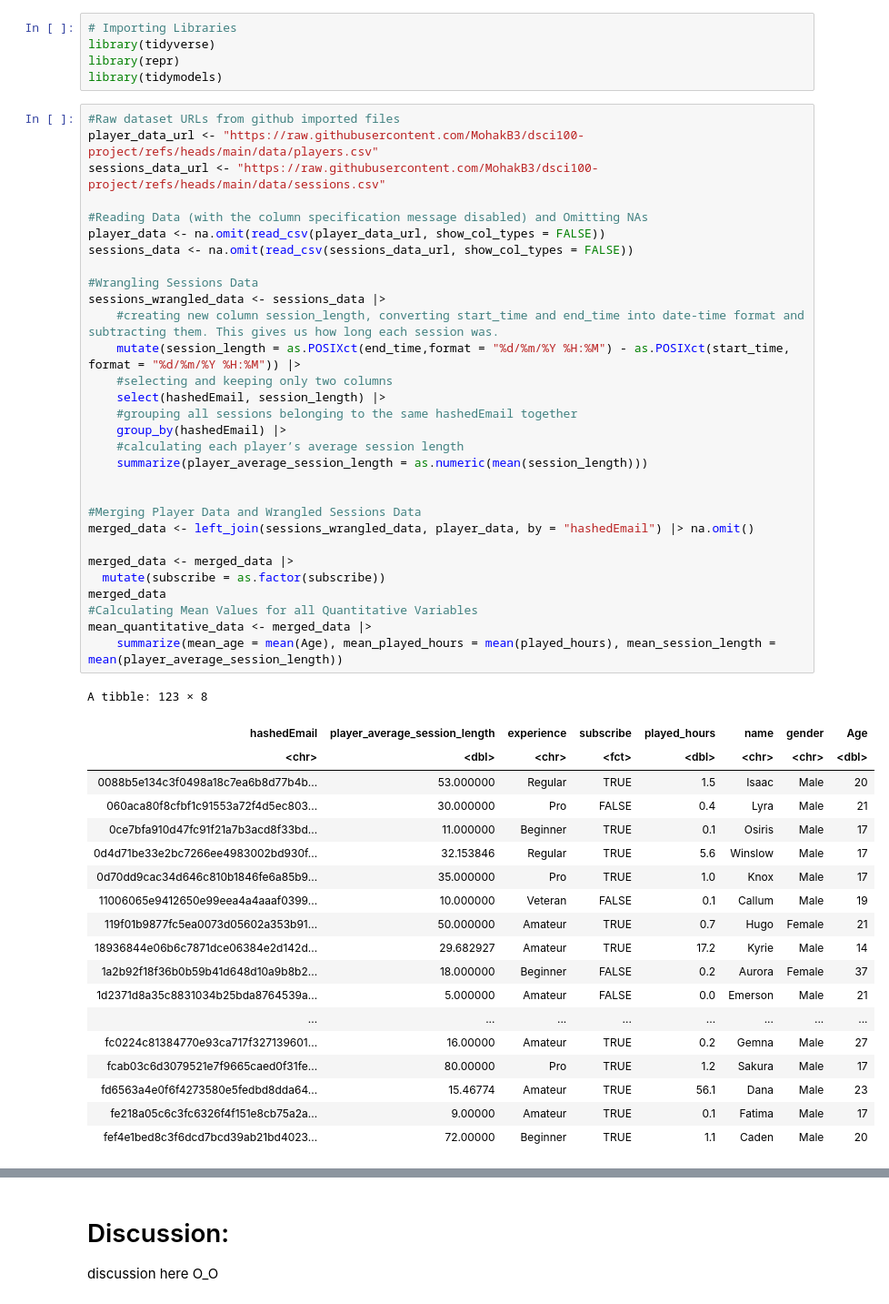
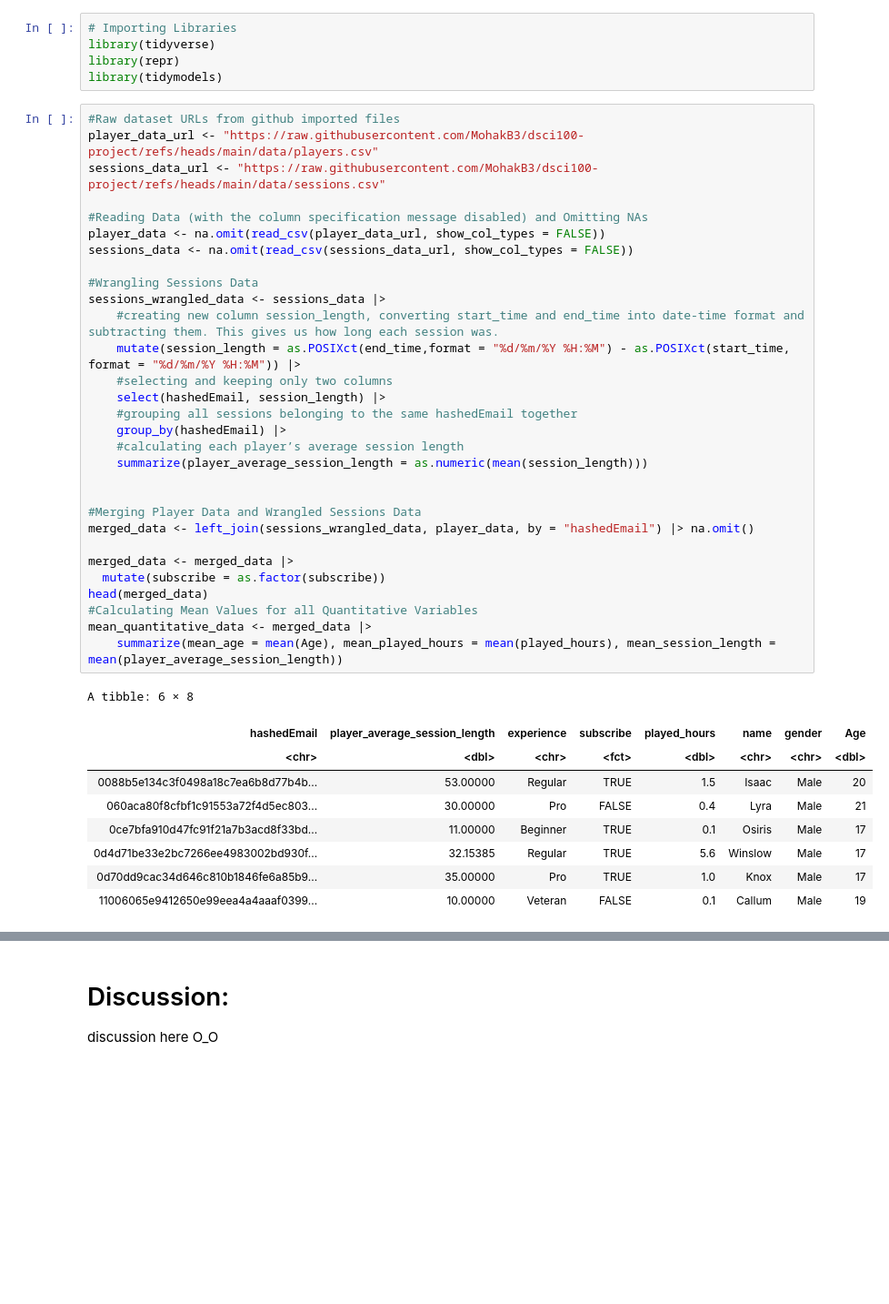
Before and after one commit to MohakB3/dsci-100-final-project, a Jupyter notebook: Project_Final_Report.ipynb, the cells around one changed output, grey strips where cells are left out. Shown: that part at 91% size. Drawn from its saved outputs; the diff is of its cells as text; blank space fills up the shorter version.

```diff
--- a/Project_Final_Report.ipynb
+++ b/Project_Final_Report.ipynb
@@ -51,51 +51,41 @@ library(tidymodels)
 player_data_url <- "https://raw.githubusercontent.com/MohakB3/dsci100-project/refs/heads/main/data/players.csv"
 sessions_data_url <- "https://raw.githubusercontent.com/MohakB3/dsci100-project/refs/heads/main/data/sessions.csv"
 
 #Reading Data (with the column specification message disabled) and Omitting NAs
 player_data <- na.omit(read_csv(player_data_url, show_col_types = FALSE))
 sessions_data <- na.omit(read_csv(sessions_data_url, show_col_types = FALSE))
 
 #Wrangling Sessions Data
 sessions_wrangled_data <- sessions_data |>
     #creating new column session_length, converting start_time and end_time into date-time format and subtracting them. This gives us how long each session was.
     mutate(session_length = as.POSIXct(end_time,format = "%d/%m/%Y %H:%M") - as.POSIXct(start_time, format = "%d/%m/%Y %H:%M")) |>
     #selecting and keeping only two columns
     select(hashedEmail, session_length) |>
     #grouping all sessions belonging to the same hashedEmail together
     group_by(hashedEmail) |>
     #calculating each player’s average session length
     summarize(player_average_session_length = as.numeric(mean(session_length)))
 
 
 #Merging Player Data and Wrangled Sessions Data
 merged_data <- left_join(sessions_wrangled_data, player_data, by = "hashedEmail") |> na.omit()
 
 merged_data <- merged_data |>
   mutate(subscribe = as.factor(subscribe))
-merged_data
+head(merged_data)
 #Calculating Mean Values for all Quantitative Variables
 mean_quantitative_data <- merged_data |>
     summarize(mean_age = mean(Age), mean_played_hours = mean(played_hours), mean_session_length = mean(player_average_session_length))
 # %% [output]
-A tibble: 123 × 8
+A tibble: 6 × 8
 | hashedEmail | player_average_session_length | experience | subscribe | played_hours | name | gender | Age |
 | <chr> | <dbl> | <chr> | <fct> | <dbl> | <chr> | <chr> | <dbl> |
-| 0088b5e134c3f0498a18c7ea6b8d77b4b... | 53.000000 | Regular | TRUE | 1.5 | Isaac | Male | 20 |
-| 060aca80f8cfbf1c91553a72f4d5ec803... | 30.000000 | Pro | FALSE | 0.4 | Lyra | Male | 21 |
-| 0ce7bfa910d47fc91f21a7b3acd8f33bd... | 11.000000 | Beginner | TRUE | 0.1 | Osiris | Male | 17 |
-| 0d4d71be33e2bc7266ee4983002bd930f... | 32.153846 | Regular | TRUE | 5.6 | Winslow | Male | 17 |
-| 0d70dd9cac34d646c810b1846fe6a85b9... | 35.000000 | Pro | TRUE | 1.0 | Knox | Male | 17 |
-| 11006065e9412650e99eea4a4aaaf0399... | 10.000000 | Veteran | FALSE | 0.1 | Callum | Male | 19 |
-| 119f01b9877fc5ea0073d05602a353b91... | 50.000000 | Amateur | TRUE | 0.7 | Hugo | Female | 21 |
-| 18936844e06b6c7871dce06384e2d142d... | 29.682927 | Amateur | TRUE | 17.2 | Kyrie | Male | 14 |
-| 1a2b92f18f36b0b59b41d648d10a9b8b2... | 18.000000 | Beginner | FALSE | 0.2 | Aurora | Female | 37 |
-| 1d2371d8a35c8831034b25bda8764539a... | 5.000000 | Amateur | FALSE | 0.0 | Emerson | Male | 21 |
-| ... | ... | ... | ... | ... | ... | ... | ... |
-| fc0224c81384770e93ca717f327139601... | 16.00000 | Amateur | TRUE | 0.2 | Gemna | Male | 27 |
-| fcab03c6d3079521e7f9665caed0f31fe... | 80.00000 | Pro | TRUE | 1.2 | Sakura | Male | 17 |
-| fd6563a4e0f6f4273580e5fedbd8dda64... | 15.46774 | Amateur | TRUE | 56.1 | Dana | Male | 23 |
-| fe218a05c6c3fc6326f4f151e8cb75a2a... | 9.00000 | Amateur | TRUE | 0.1 | Fatima | Male | 17 |
-| fef4e1bed8c3f6dcd7bcd39ab21bd4023... | 72.00000 | Beginner | TRUE | 1.1 | Caden | Male | 20 |
+| 0088b5e134c3f0498a18c7ea6b8d77b4b... | 53.00000 | Regular | TRUE | 1.5 | Isaac | Male | 20 |
+| 060aca80f8cfbf1c91553a72f4d5ec803... | 30.00000 | Pro | FALSE | 0.4 | Lyra | Male | 21 |
+| 0ce7bfa910d47fc91f21a7b3acd8f33bd... | 11.00000 | Beginner | TRUE | 0.1 | Osiris | Male | 17 |
+| 0d4d71be33e2bc7266ee4983002bd930f... | 32.15385 | Regular | TRUE | 5.6 | Winslow | Male | 17 |
+| 0d70dd9cac34d646c810b1846fe6a85b9... | 35.00000 | Pro | TRUE | 1.0 | Knox | Male | 17 |
+| 11006065e9412650e99eea4a4aaaf0399... | 10.00000 | Veteran | FALSE | 0.1 | Callum | Male | 19 |
 # %%
 set.seed(69420)  # for reproducibility :3
 
```
Also changed, not shown: parts of 2 cells of this notebook, 1 other file.
